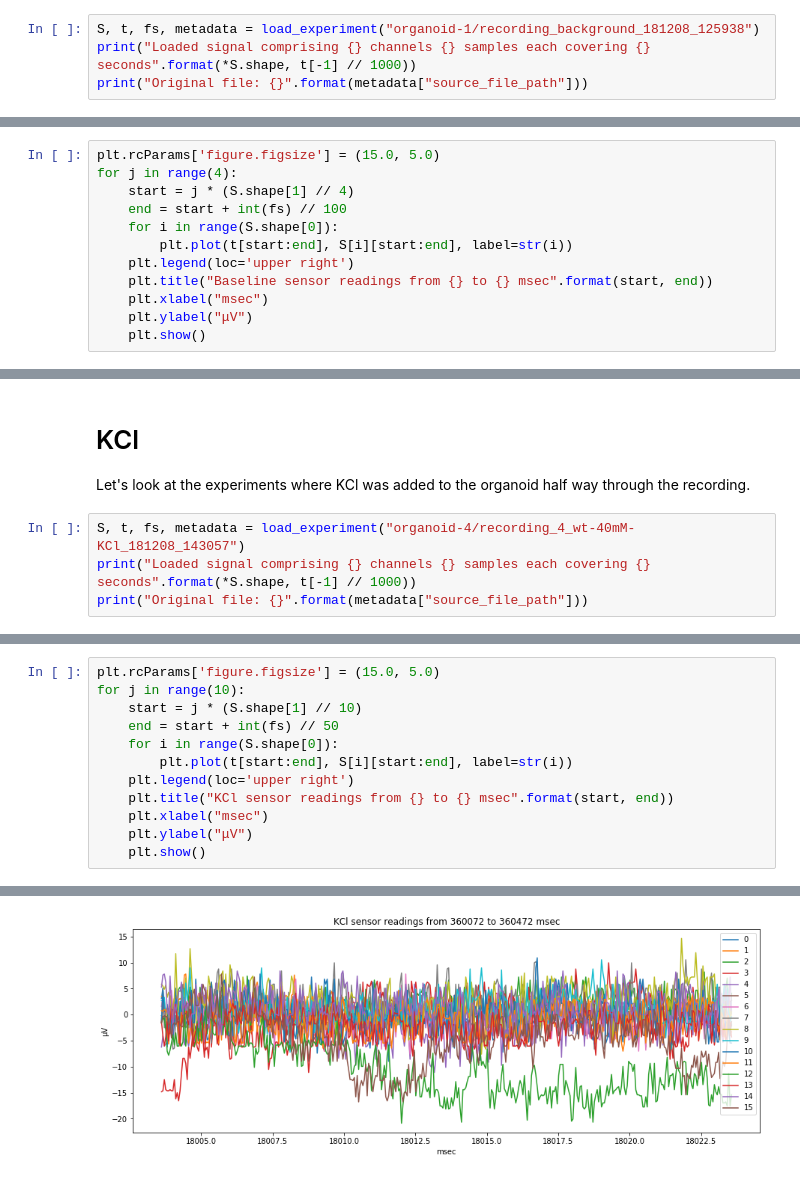
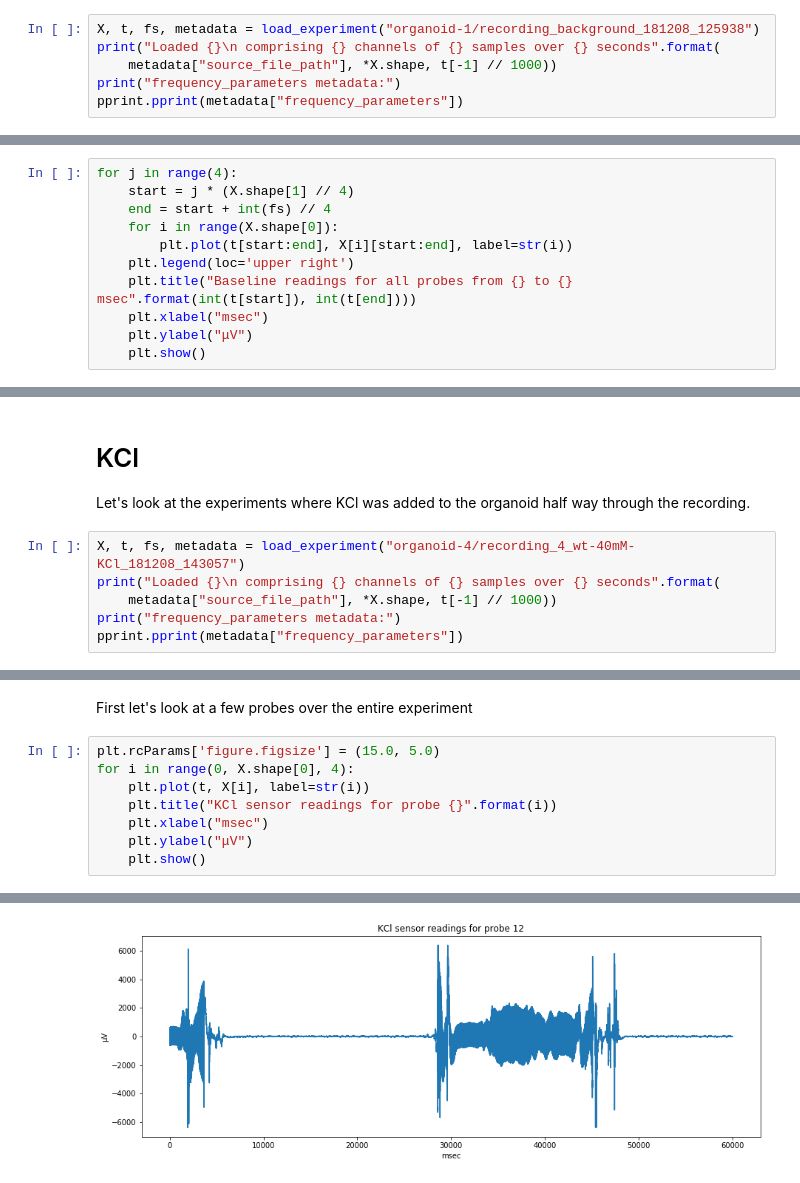
Before and after one commit to braingeneers/experiment, a Jupyter notebook: ingest/view.ipynb, the cells around one changed output, grey strips where cells are left out. Saved outputs shown, nothing was run; the diff lists cells and outputs as text.

```diff
--- a/ingest/view.ipynb
+++ b/ingest/view.ipynb
@@ -48,5 +52,7 @@ Let's plot a portion of the baseline readings ie no organoid, only nueral fluid
 # %%
-S, t, fs, metadata = load_experiment("organoid-1/recording_background_181208_125938")
-print("Loaded signal comprising {} channels {} samples each covering {} seconds".format(*S.shape, t[-1] // 1000))
-print("Original file: {}".format(metadata["source_file_path"]))
+X, t, fs, metadata = load_experiment("organoid-1/recording_background_181208_125938")
+print("Loaded {}\n comprising {} channels of {} samples over {} seconds".format(
+    metadata["source_file_path"], *X.shape, t[-1] // 1000))
+print("frequency_parameters metadata:")
+pprint.pprint(metadata["frequency_parameters"])
 # %% [output]
@@ -55,12 +85,11 @@ Original file: mea/ucsf/11-12-2018/organoid 1/recording_background_181208_125938
 # %%
-plt.rcParams['figure.figsize'] = (15.0, 5.0)
 for j in range(4):
-    start = j * (S.shape[1] // 4)
-    end = start + int(fs) // 100
-    for i in range(S.shape[0]):
-        plt.plot(t[start:end], S[i][start:end], label=str(i))
+    start = j * (X.shape[1] // 4)
+    end = start + int(fs) // 4
+    for i in range(X.shape[0]):
+        plt.plot(t[start:end], X[i][start:end], label=str(i))
     plt.legend(loc='upper right')
-    plt.title("Baseline sensor readings from {} to {} msec".format(start, end))
+    plt.title("Baseline readings for all probes from {} to {} msec".format(int(t[start]), int(t[end])))
     plt.xlabel("msec")
     plt.ylabel("μV")
     plt.show()
@@ -145,7 +186,9 @@ Hard to tell the high pass filter is working. From the metadata doesn't appear t
 
 Let's look at the experiments where KCl was added to the organoid half way through the recording.
 # %%
-S, t, fs, metadata = load_experiment("organoid-4/recording_4_wt-40mM-KCl_181208_143057")
-print("Loaded signal comprising {} channels {} samples each covering {} seconds".format(*S.shape, t[-1] // 1000))
-print("Original file: {}".format(metadata["source_file_path"]))
+X, t, fs, metadata = load_experiment("organoid-4/recording_4_wt-40mM-KCl_181208_143057")
+print("Loaded {}\n comprising {} channels of {} samples over {} seconds".format(
+    metadata["source_file_path"], *X.shape, t[-1] // 1000))
+print("frequency_parameters metadata:")
+pprint.pprint(metadata["frequency_parameters"])
 # %% [output]
@@ -154,12 +213,10 @@ Original file: mea/ucsf/11-12-2018/organoid 4/recording_4_wt 40mM KCl_181208_143
+# %% [markdown]
+First let's look at a few probes over the entire experiment
 # %%
 plt.rcParams['figure.figsize'] = (15.0, 5.0)
-for j in range(10):
-    start = j * (S.shape[1] // 10)
-    end = start + int(fs) // 50
-    for i in range(S.shape[0]):
-        plt.plot(t[start:end], S[i][start:end], label=str(i))
-    plt.legend(loc='upper right')
-    plt.title("KCl sensor readings from {} to {} msec".format(start, end))
+for i in range(0, X.shape[0], 4):
+    plt.plot(t, X[i], label=str(i))
+    plt.title("KCl sensor readings for probe {}".format(i))
     plt.xlabel("msec")
     plt.ylabel("μV")
     plt.show()
@@ -170 +227 @@ for j in range(10):
-[figure, old version]
+[figure, new version]
```
Also changed, not shown: parts of 20 cells of this notebook.
